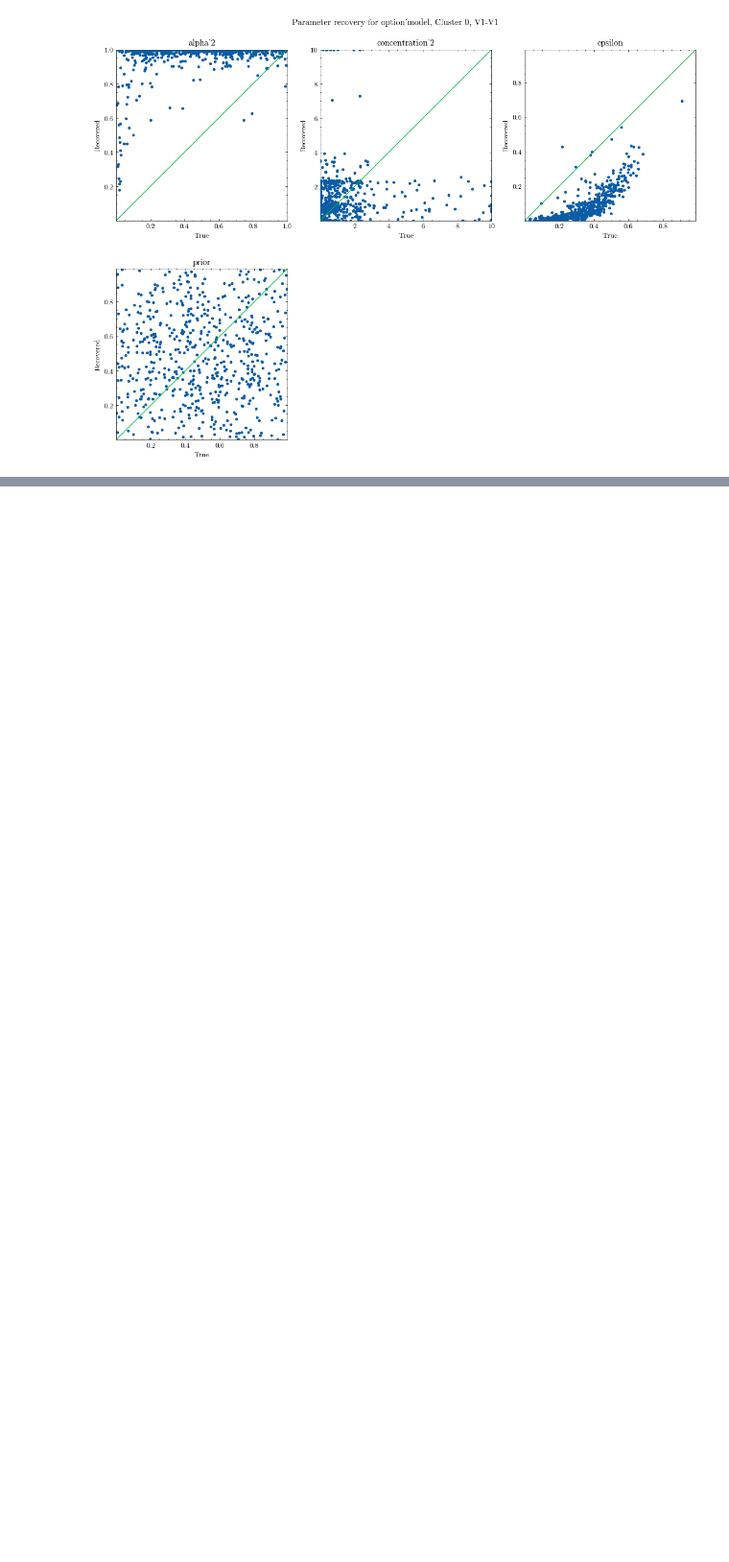
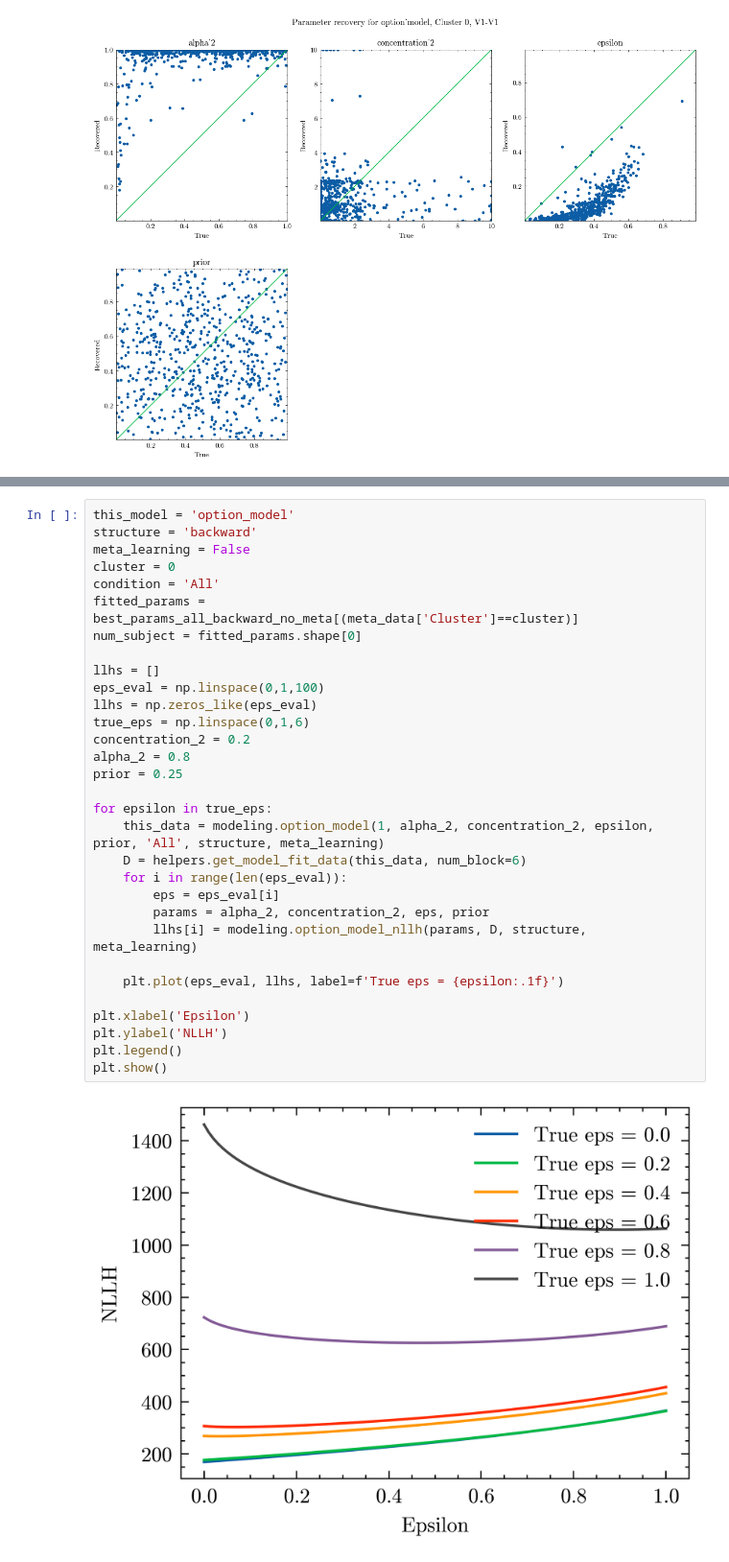
Before and after one commit to jl3676/learning_hierarchy, a Jupyter notebook: qc_modeling.ipynb, the cells around one changed output, grey strips where cells are left out. Shown at 96% size. Drawn from its saved outputs; the diff is of its cells as text; blank space fills up the shorter version.

```diff
--- a/qc_modeling.ipynb
+++ b/qc_modeling.ipynb
@@ -171,0 +209,33 @@ plt.show()
+# %%
+this_model = 'option_model'
+structure = 'backward'
+meta_learning = False
+cluster = 0
+condition = 'All'
+fitted_params = best_params_all_backward_no_meta[(meta_data['Cluster']==cluster)]
+num_subject = fitted_params.shape[0]
+
+llhs = []
+eps_eval = np.linspace(0,1,100)
+llhs = np.zeros_like(eps_eval)
+true_eps = np.linspace(0,1,6)
+concentration_2 = 0.2
+alpha_2 = 0.8
+prior = 0.25
+
+for epsilon in true_eps:
+    this_data = modeling.option_model(1, alpha_2, concentration_2, epsilon, prior, 'All', structure, meta_learning)
+    D = helpers.get_model_fit_data(this_data, num_block=6)
+    for i in range(len(eps_eval)):
+        eps = eps_eval[i]
+        params = alpha_2, concentration_2, eps, prior
+        llhs[i] = modeling.option_model_nllh(params, D, structure, meta_learning)
+
+    plt.plot(eps_eval, llhs, label=f'True eps = {epsilon:.1f}')
+
+plt.xlabel('Epsilon')
+plt.ylabel('NLLH')
+plt.legend()
+plt.show()
+# %% [output]
+[figure, added]
```
Also changed, not shown: parts of 4 cells of this notebook, 1 other file.
